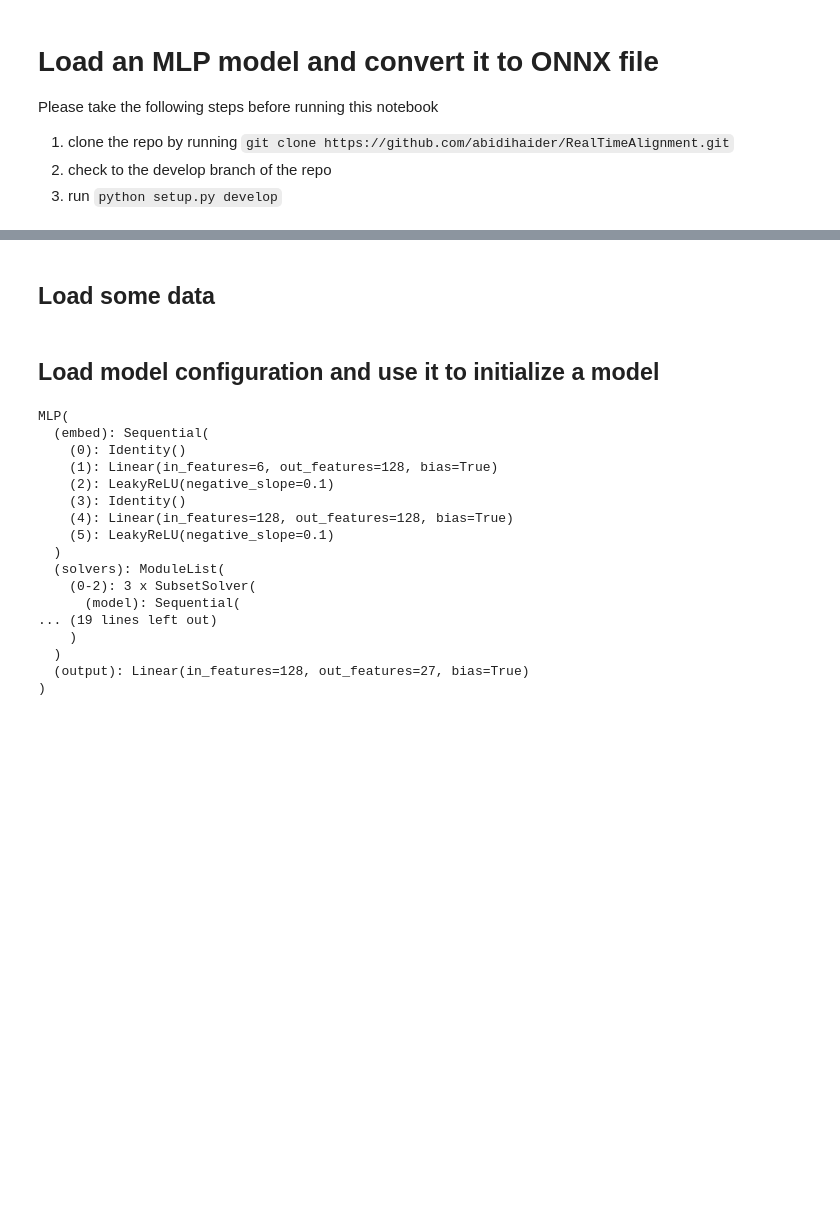
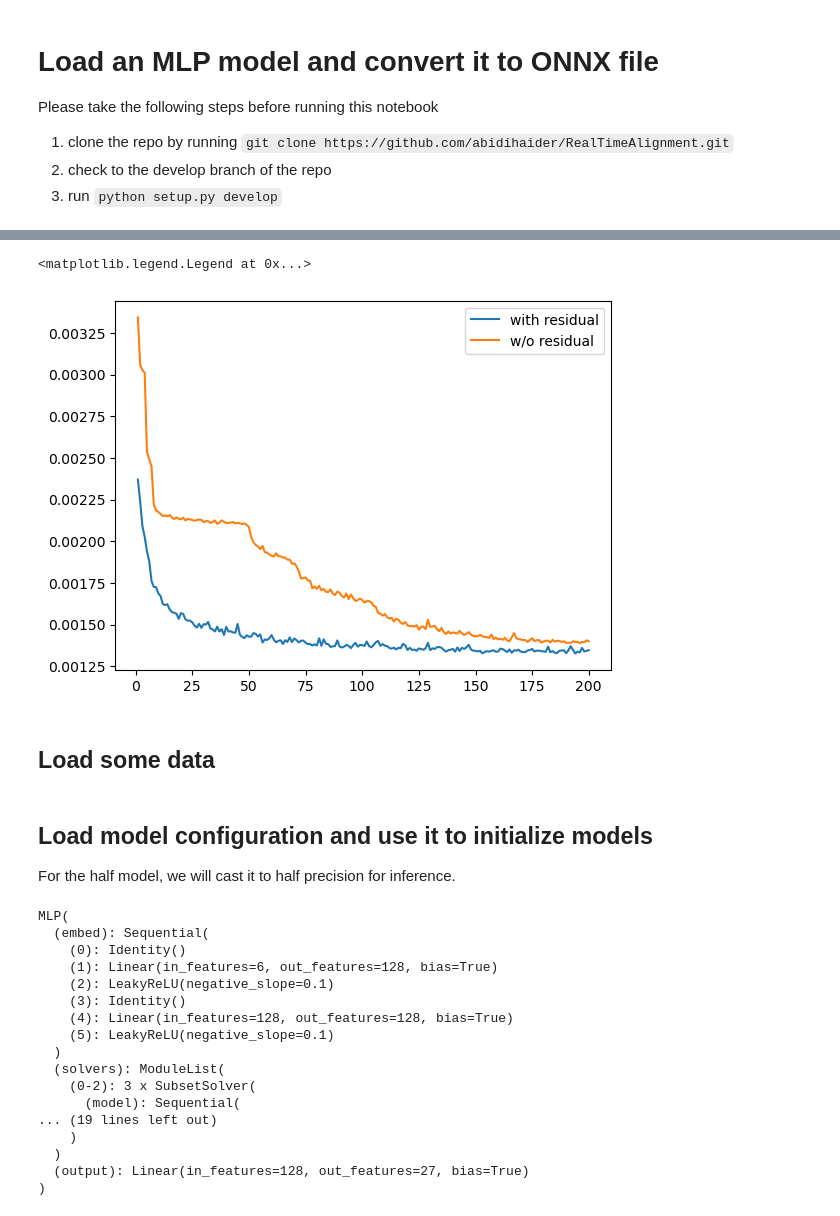
Before and after one commit to abidihaider/RealTimeAlignment, a Jupyter notebook: onnx_no-residual/load_and_convert.ipynb, the cells around one changed output, grey strips where cells are left out. Drawn from its saved outputs; the diff is of its cells as text; code cells hidden in the pictures; blank space fills up the shorter version.

Commit message:
mlp without residual connection

```diff
--- a/onnx_no-residual/load_and_convert.ipynb
+++ b/onnx_no-residual/load_and_convert.ipynb
@@ -25,3 +32,18 @@ device = 'cpu'
+# %%
+valid_log_wi_residual = pd.read_csv('../train/mlp_v2/checkpoints/valid_log.csv')
+valid_log_wo_residual = pd.read_csv('../train/mlp_no-residual/checkpoints/valid_log.csv')
+epoch_wi_epoch = valid_log_wi_residual.epoch
+epoch_wo_epoch = valid_log_wo_residual.epoch
+loss_wi_residual = valid_log_wi_residual.loss
+loss_wo_residual = valid_log_wo_residual.loss
+
+fig, ax = plt.subplots(1, 1)
+ax.plot(epoch_wi_epoch, loss_wi_residual, label='with residual')
+ax.plot(epoch_wo_epoch, loss_wo_residual, label='w/o residual')
+ax.legend()
+# %% [output]
+<matplotlib.legend.Legend at 0x...>
+[figure, added]
 # %% [markdown]
 ## Load some data
 # %%
@@ -31,5 +52,6 @@ dataloader = DataLoader(dataset, batch_size=4, shuffle=False)
 # %% [markdown]
-## Load model configuration and use it to initialize a model
+## Load model configuration and use it to initialize models
+For the half model, we will cast it to half precision for inference.
 # %%
 with open('checkpoints/config.yaml', 'r', encoding='UTF-8') as handle:
     config = yaml.safe_load(handle)
```
Also changed, not shown: parts of 34 cells of this notebook, 2 other files.
